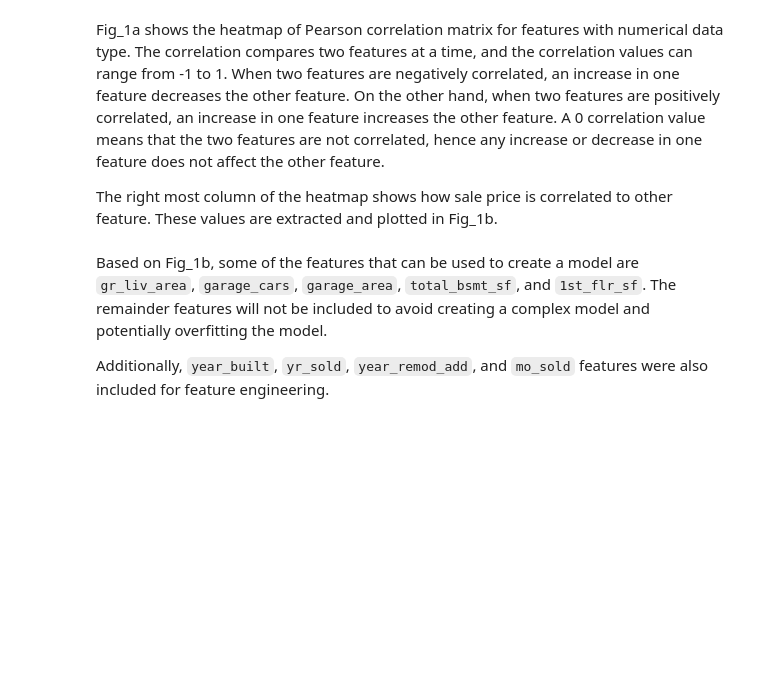
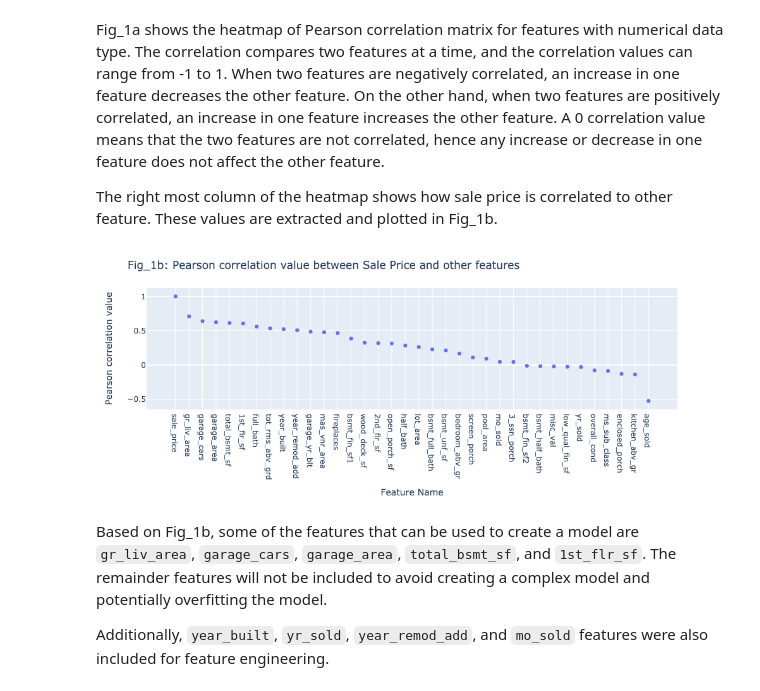
Before and after one commit to jazz-2021/project, a Jupyter notebook: house_prices/house_price_regression.ipynb, the cells around one changed output. Cells and saved outputs as stored; diff of their text form; code cells hidden in the pictures; blank space fills up the shorter version.

```diff
--- a/house_prices/house_price_regression.ipynb
+++ b/house_prices/house_price_regression.ipynb
@@ -422,10 +425,12 @@ The right most column of the heatmap shows how sale price is correlated to other
 # %%
 fig_1b = px.scatter(x=corr_matrix.index, y=corr_matrix["sale_price"])
 
 fig_1b.update_xaxes(title_text="Feature Name")
 fig_1b.update_yaxes(title_text="Pearson correlation value")
-fig_1b.update_layout(title_text="Fig_1b: Pearson correlation value between Sale Price and other features")
-fig_1b.show()
+fig_1b.update_layout(title_text="Fig_1b: Pearson correlation value between Sale Price and other features", height=400, width=1000)
+fig_1b.show(renderer="png")
+# %% [output]
+[figure, added]
 # %% [markdown]
 Based on Fig_1b, some of the features that can be used to create a model are `gr_liv_area`, `garage_cars`, `garage_area`, `total_bsmt_sf`, and `1st_flr_sf`. The remainder features will not be included to avoid creating a complex model and potentially overfitting the model.
 
```
Also changed, not shown: parts of 16 cells of this notebook.
